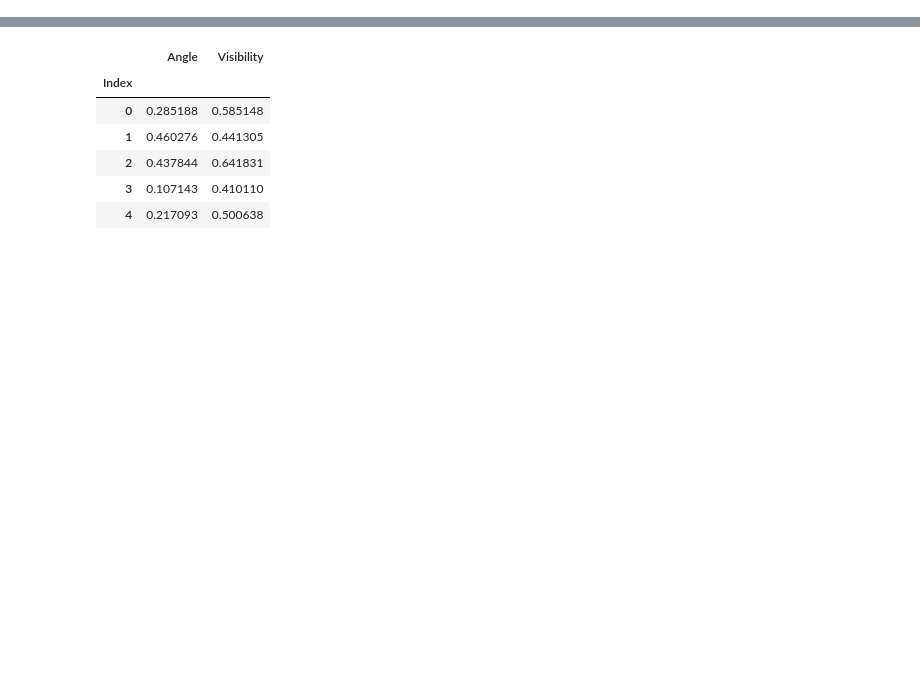
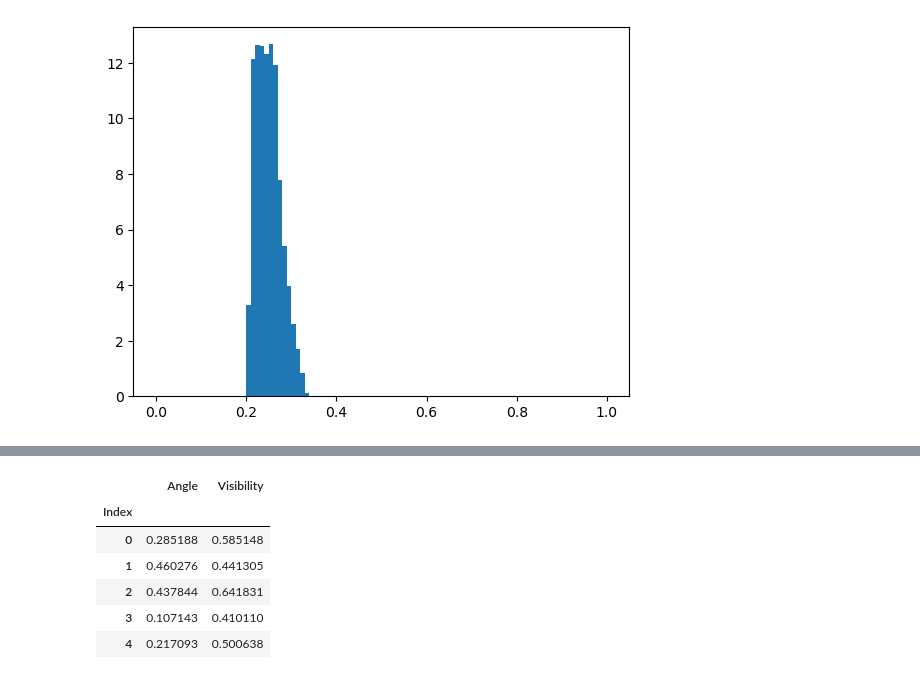
Before and after one commit to jkwiecien765/WernerTomography2, a Jupyter notebook: werner_light.ipynb, the cells around one changed output, grey strips where cells are left out. Saved outputs shown, nothing was run; the diff lists cells and outputs as text; code cells hidden in the pictures; blank space fills up the shorter version.

```diff
--- a/werner_light.ipynb
+++ b/werner_light.ipynb
@@ -70,12 +70,17 @@ def phi_proj(matrixA, target='fidelity'):
         v = 1 - 4*matrix[1,1]
         if v==0:
             return 0, 0
+        alph = np.arcsin(matrix[0,3]/v*2)/2
+        return alph, v
 
-        alph = np.arcsin(matrix[0,3]/v/v*2)/2
-        return alph, v
+
     from scipy.optimize import differential_evolution
     def projection(matrix):
-        return np.real(np.matrix([[matrix[0,0],0,0,matrix[0,3]/2+matrix[3,0]/2],[0,matrix[2,2]/2+matrix[1,1]/2,0,0],[0,0,matrix[2,2]/2+matrix[1,1]/2,0],[matrix[0,3]/2+matrix[3,0]/2,0,0,matrix[3,3]]]))
+        return np.real(np.matrix([[matrix[0,0],0,0,matrix[0,3]/2+matrix[3,0]/2],\
+                                  [0,matrix[2,2]/2+matrix[1,1]/2,0,0],\
+                                  [0,0,matrix[2,2]/2+matrix[1,1]/2,0],\
+                                  [matrix[0,3]/2+matrix[3,0]/2,0,0,matrix[3,3]]]))
+
     def f(params, matrixA):
         matrixA = matrixA.matrix if type(matrixA) == density_matrix else matrixA
         paramsA = params[:3]
@@ -96,6 +101,15 @@ def phi_proj(matrixA, target='fidelity'):
 
     paramsA = res['x'][:3]
     paramsB = res['x'][3:]
-    matrix = projection(rotate_matrix(matrixA, paramsA, paramsB))
-    angle, vis = get_params_phi(matrix)
-    return {target: -np.real(res['fun']), 'parameters': [paramsA, paramsB], 'angle': angle, 'visibility': vis, 'projected': matrix, 'original': matrixA}
+    matrix_proj = projection(rotate_matrix(matrixA, paramsA, paramsB))
+    angle, vis = get_params_phi(matrix_proj)
+    dist = Frobenius_dist(matrix_proj, matrixA)
+    conc = concurrence(density_matrix(matrix_proj))
+    fid = matrix_fidelity(matrixA, matrix_proj)
+    return {'distance': dist, 'concurrence' : conc, 'fidelity': fid,\
+            'parameters': [paramsA, paramsB], 'angle': angle,\
+            'visibility': vis, 'projected': matrix_proj, 'original': matrixA}
+# %%
+state = rand_PSDM(4)
+res = phi_proj(state, target='distance')
+res
@@ -101,0 +182,4 @@ def phi_proj(matrixA, target='fidelity'):
+# %%
+density_matrix(res['projected']).histogram()
+# %% [output]
+[figure, added]
```
Also changed, not shown: parts of 12 cells of this notebook, 3 other files.
